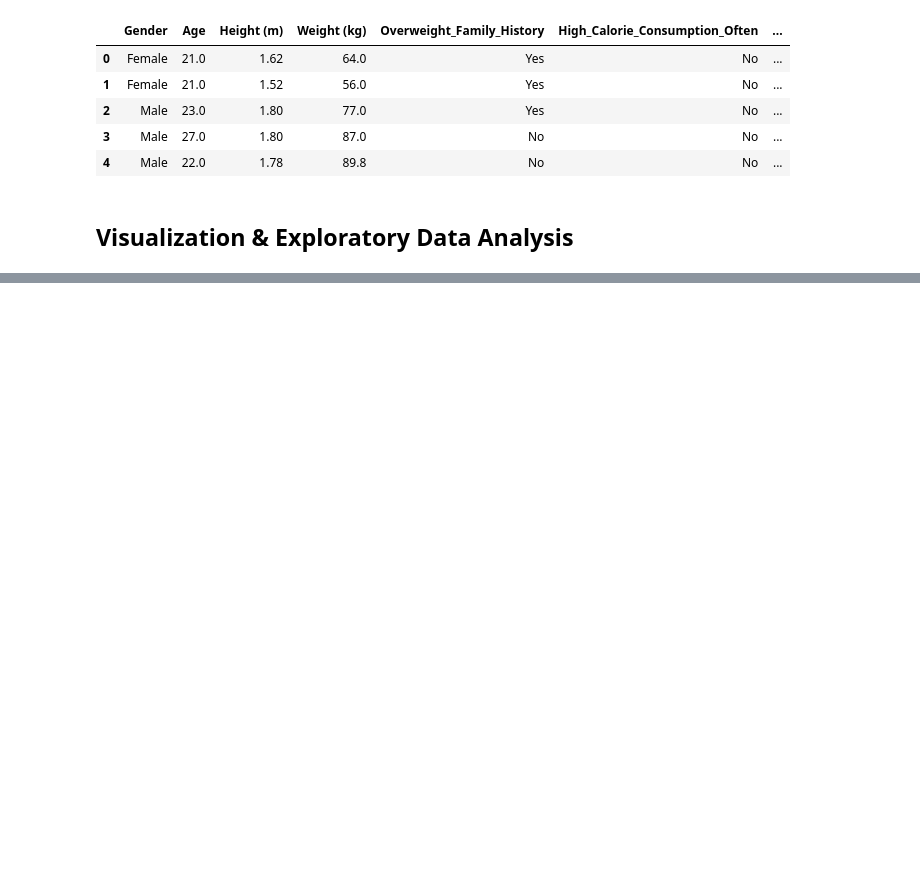
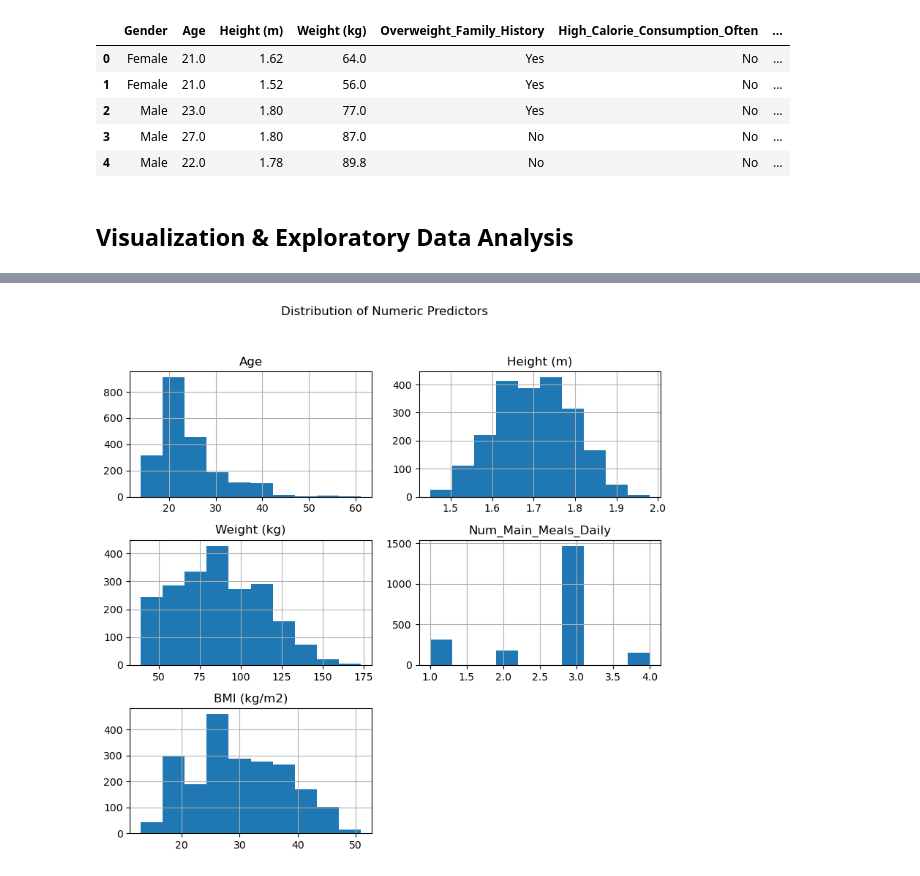
Before and after one commit to natalieseah/MLFinalProject, a Jupyter notebook: DS 6021 Final Project.ipynb, the cells around one changed output, grey strips where cells are left out. Cells and saved outputs as stored; diff of their text form; code cells hidden in the pictures; blank space fills up the shorter version.

```diff
--- a/DS 6021 Final Project.ipynb
+++ b/DS 6021 Final Project.ipynb
@@ -58,0 +90,7 @@ df.head(5)
+# %%
+numeric.hist(figsize=(8,8))
+plt.suptitle('Distribution of Numeric Predictors')
+plt.tight_layout(rect=[0,0.03,1,0.95])
+plt.show()
+# %% [output]
+[figure, added]
```
Also changed, not shown: parts of 11 cells of this notebook.
